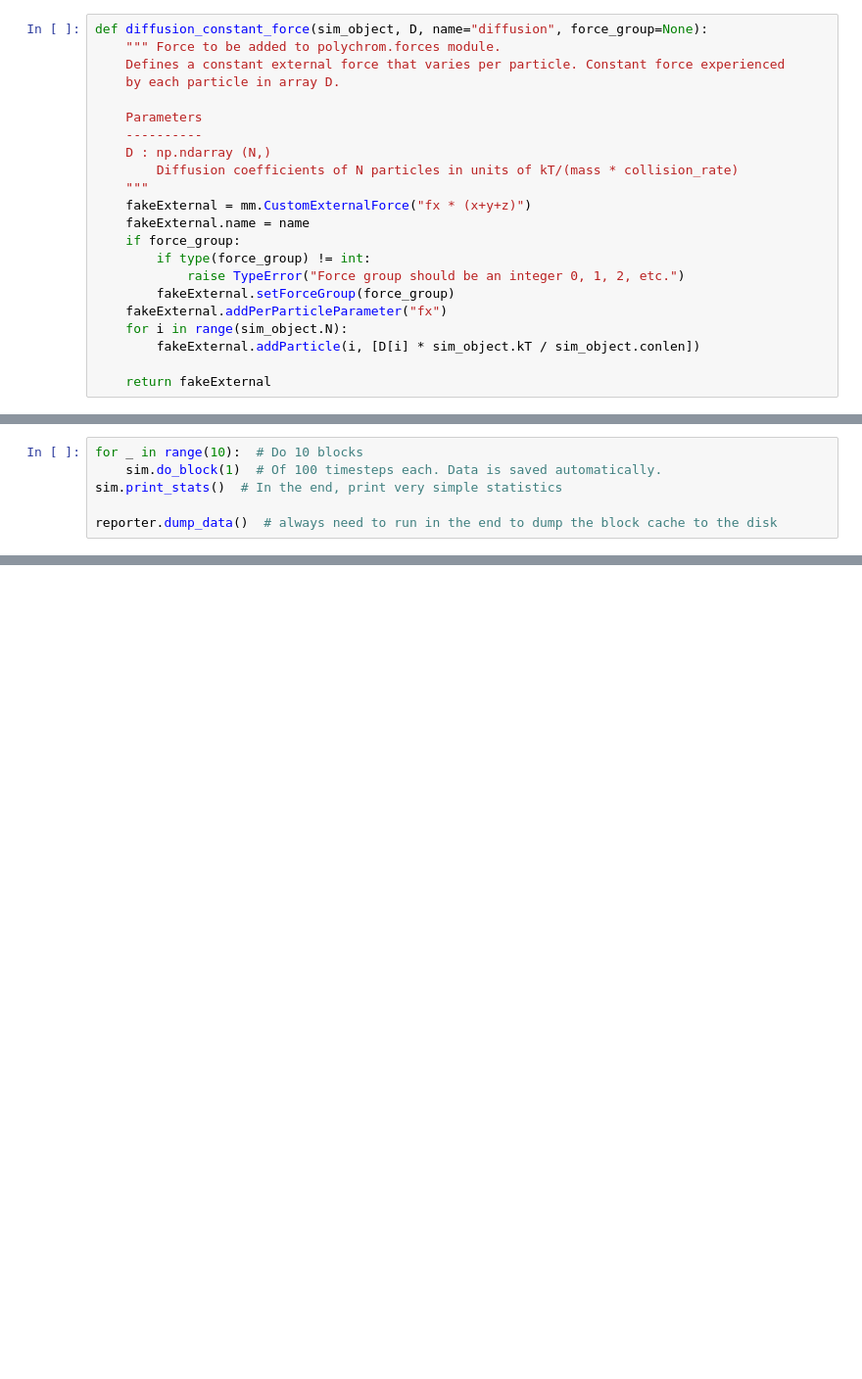
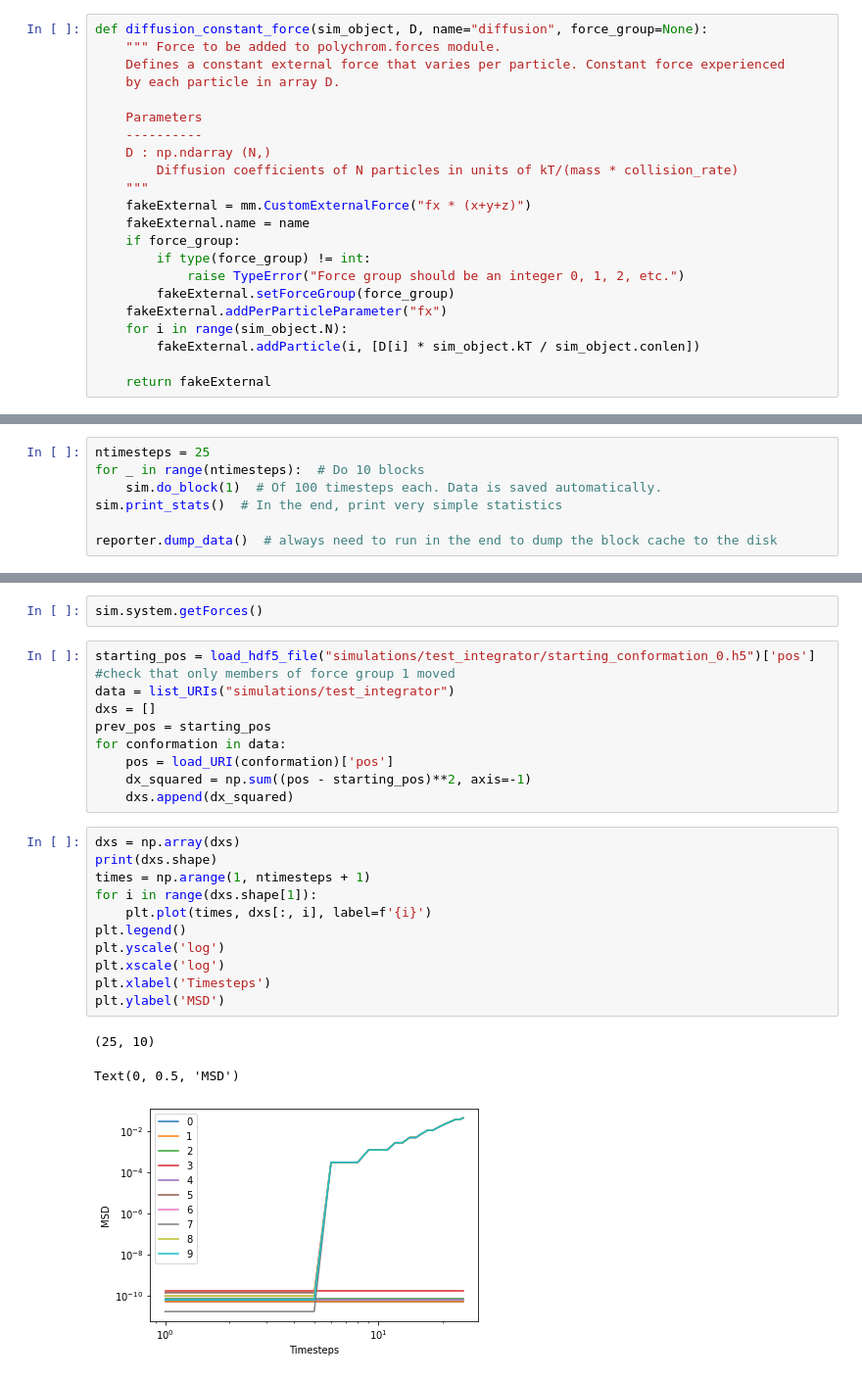
Before and after one commit to open2c/polychrom, a Jupyter notebook: custom_integrator.ipynb, the cells around one changed output, grey strips where cells are left out. Shown: that part at 98% size. Drawn from its saved outputs; the diff is of its cells as text; blank space fills up the shorter version.

Commit message:
CODE: working custom integrator with D_i
Also added initialize_velocities() function to polychrom.
Fixed typo in polychrom starting conformations

```diff
--- a/custom_integrator.ipynb
+++ b/custom_integrator.ipynb
@@ -119,5 +205,6 @@ step      3 : x <- x + v*dt
 # %%
-for _ in range(10):  # Do 10 blocks
+ntimesteps = 25
+for _ in range(ntimesteps):  # Do 10 blocks
     sim.do_block(1)  # Of 100 timesteps each. Data is saved automatically.
 sim.print_stats()  # In the end, print very simple statistics
 
@@ -129,0 +247,27 @@ IntegrationFailError: Coordinates are NANs
+# %%
+sim.system.getForces()
+# %%
+starting_pos = load_hdf5_file("simulations/test_integrator/starting_conformation_0.h5")['pos']
+#check that only members of force group 1 moved
+data = list_URIs("simulations/test_integrator")
+dxs = []
+prev_pos = starting_pos
+for conformation in data:
+    pos = load_URI(conformation)['pos']
+    dx_squared = np.sum((pos - starting_pos)**2, axis=-1)
+    dxs.append(dx_squared)
+# %%
+dxs = np.array(dxs)
+print(dxs.shape)
+times = np.arange(1, ntimesteps + 1)
+for i in range(dxs.shape[1]):
+    plt.plot(times, dxs[:, i], label=f'{i}')
+plt.legend()
+plt.yscale('log')
+plt.xscale('log')
+plt.xlabel('Timesteps')
+plt.ylabel('MSD')
+# %% [output]
+(25, 10)
+Text(0, 0.5, 'MSD')
+[figure, added]
```
Also changed, not shown: parts of 30 cells of this notebook, 4 other files.
